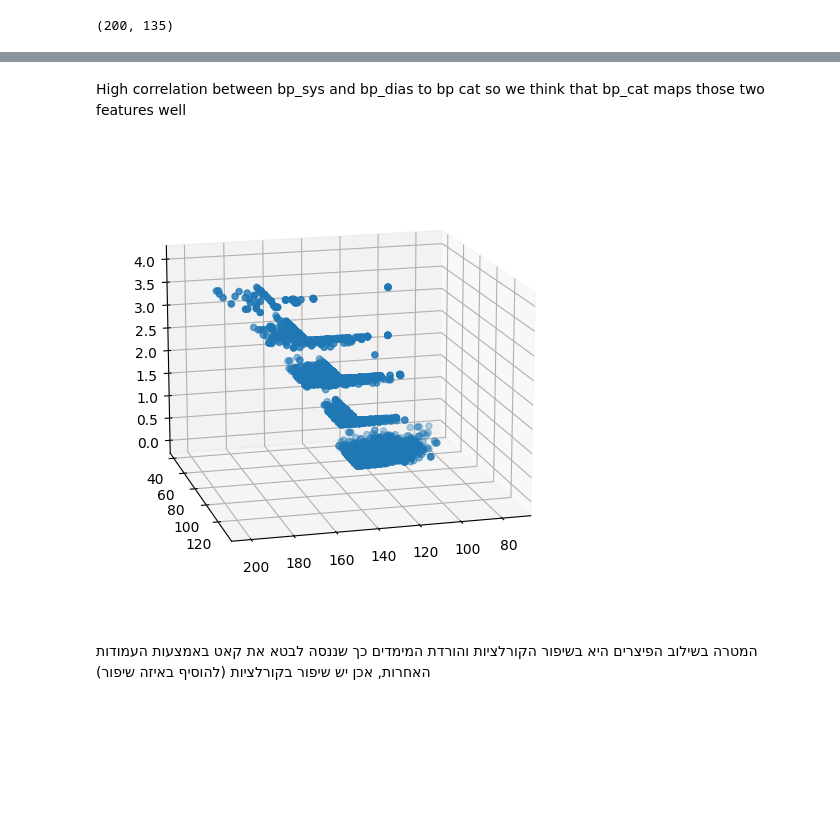
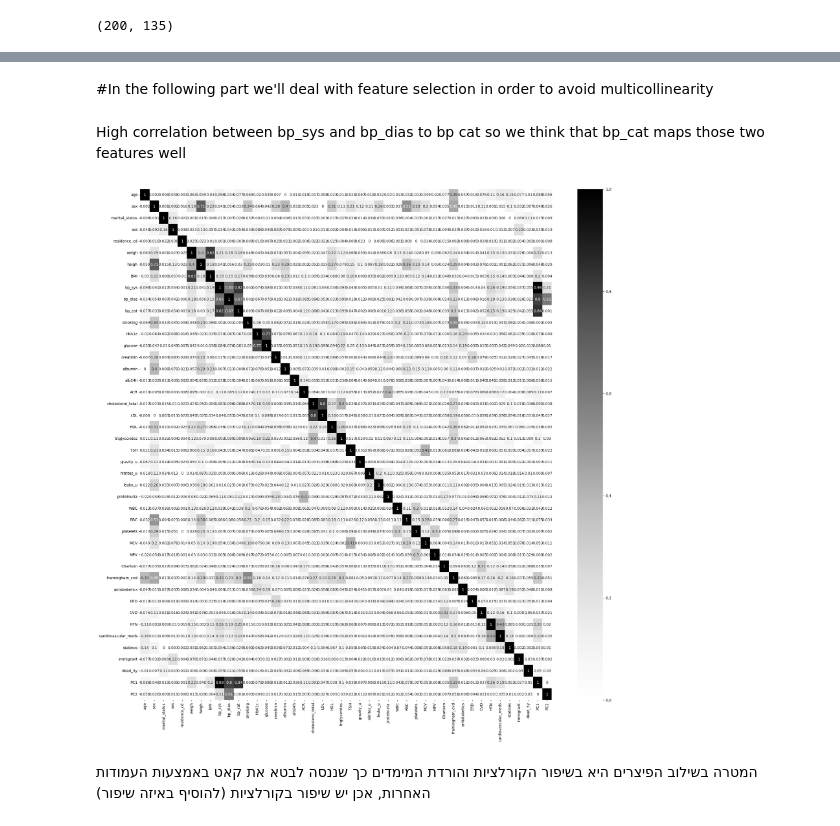
Before and after one commit to TalRos99/Medical-Data, a Jupyter notebook: MedicalData_Final.ipynb, the cells around one changed output, grey strips where cells are left out. Saved outputs shown, nothing was run; the diff lists cells and outputs as text; code cells hidden in the pictures; blank space fills up the shorter version.

```diff
--- a/MedicalData_Final.ipynb
+++ b/MedicalData_Final.ipynb
@@ -193,5 +195,6 @@ max(train_df['bp_sys']), max(train_df['bp_dias'])
 # %%
-cor = train_df.corr()
-plt.figure(figsize=(25,25))
-sns.heatmap(np.abs(round(cor, 3)), annot=True, cmap='Greys')
-plt.show()
+def plot_correlation(method='pearson'):
+    cor = train_df.corr(method=method)
+    plt.figure(figsize=(25,25))
+    sns.heatmap(np.abs(round(cor, 3)), annot=True, cmap='Greys')
+    plt.show()
@@ -200,11 +203,6 @@ plt.show()
+# %% [markdown]
+#In the following part we'll deal with feature selection in order to avoid multicollinearity
 # %% [markdown]
 High correlation between bp_sys and bp_dias to bp cat so we think that bp_cat maps those two features well
 # %%
 train_df.to_csv('new_dataset.csv')
-# %%
-fig = plt.figure(figsize=(8, 6))
-ax = plt.axes(projection='3d')
-ax.scatter(train_df['bp_sys'], train_df['bp_dias'], train_df['bp_cat'])
-ax.view_init(15,75)
-# %% [output]
-[figure, removed]
@@ -211,3 +223,7 @@ ax.view_init(15,75)
+# %%
+plot_correlation()
+# %% [output]
+[figure, added]
 # %% [markdown]
 המטרה בשילוב הפיצרים היא בשיפור הקורלציות והורדת המימדים כך שננסה לבטא את קאט באמצעות העמודות האחרות, אכן יש שיפור בקורלציות (להוסיף באיזה שיפור)
 # %%
```
Also changed, not shown: parts of 20 cells of this notebook.
